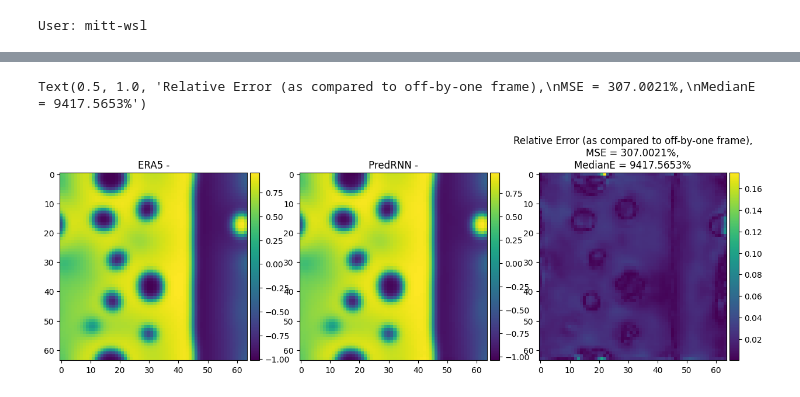
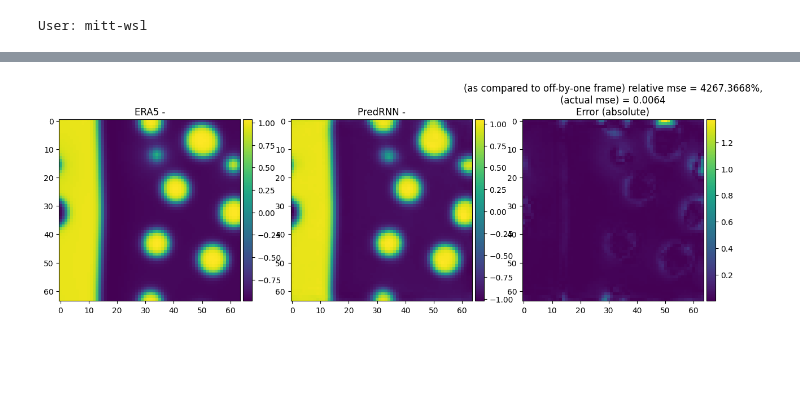
Before and after one commit to akhilsadam/ERA5_PredRNN, a Jupyter notebook: io_runner/test_visualization.ipynb, the cells around one changed output, grey strips where cells are left out. Drawn from its saved outputs; the diff is of its cells as text; code cells hidden in the pictures; blank space fills up the shorter version.

```diff
--- a/io_runner/test_visualization.ipynb
+++ b/io_runner/test_visualization.ipynb
@@ -30,40 +33,40 @@ print(pd.shape)
 # %%
 # stepi = 5
 # var_dicts = {0:'u wind', 1:'v wind', 2:'Sea Surface Temperature',
 #             3:'Surface Pressure', 4:'Precipitation'}
 var_dicts = {0:'-',}
-shift = len(var_dicts)
+shift = gt.shape[2] - pd.shape[2]
 var = 0
-b = 50
-a = 0
-stepi = 1
+b = 12 # BATCH
+a = 2 # MINIBATCH
+stepi = 37
 
 fig, axs = plt.subplots(1,3, figsize=(15,10))
 ax0 = axs[0]
 im0 = ax0.imshow(gt[b,a,shift+stepi,var,:,:])
 divider = make_axes_locatable(ax0)
 cax = divider.append_axes('right', size='5%', pad=0.05)
 fig.colorbar(im0, cax=cax, orientation='vertical')
 ax0.set_title('ERA5 '+var_dicts[var])
 
 ax1 = axs[1]
 im1 = ax1.imshow(pd[b,a,stepi,var,:,:])
 divider = make_axes_locatable(ax1)
 cax = divider.append_axes('right', size='5%', pad=0.05)
 fig.colorbar(im1, cax=cax, orientation='vertical')
 ax1.set_title('PredRNN '+var_dicts[var])
 
 ax2 = axs[2]
 d = gt[b,a,shift+stepi,var,:,:]-pd[b,a,stepi,var,:,:]
 d0 = gt[b,a,shift+stepi+1,var,:,:]-gt[b,a,shift+stepi,var,:,:]
 im2 = ax2.imshow(np.abs(d))
 divider = make_axes_locatable(ax2)
 cax = divider.append_axes('right', size='5%', pad=0.05)
 fig.colorbar(im2, cax=cax, orientation='vertical')
-mse = np.mean(d**2)*100
-meanMse = mse / np.mean(d0**2)
-medianMse = np.median(d**2)*100 / np.median(d0**2)
-ax2.set_title(f'Relative Error (as compared to off-by-one frame),\nMSE = {meanMse:.4f}%,\nMedianE = {medianMse:.4f}%')
+mse = np.mean(d**2)
+meanMse = mse*100 / np.mean(d0**2)
+# medianMse = np.median(d**2)*100 / np.median(d0**2)
+ax2.set_title(f'(as compared to off-by-one frame) relative mse = {meanMse:.4f}%,\n(actual mse) = {mse:.4f}\nError (absolute)')
+plt.show()
 # %% [output]
-Text(0.5, 1.0, 'Relative Error (as compared to off-by-one frame),\nMSE = 307.0021%,\nMedianE = 9417.5653%')
-[figure, old version]
+[figure, new version]
```
Also changed, not shown: parts of 4 cells of this notebook, 7 other files.
